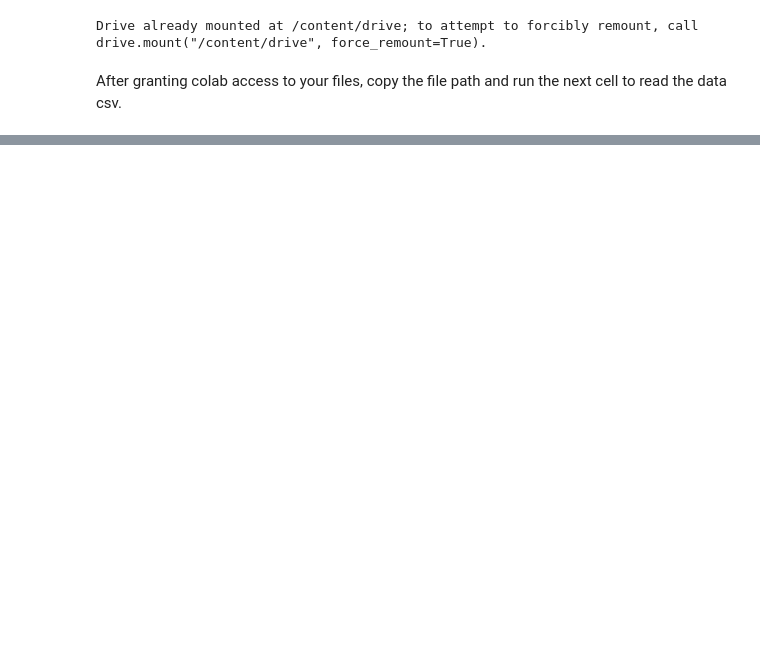
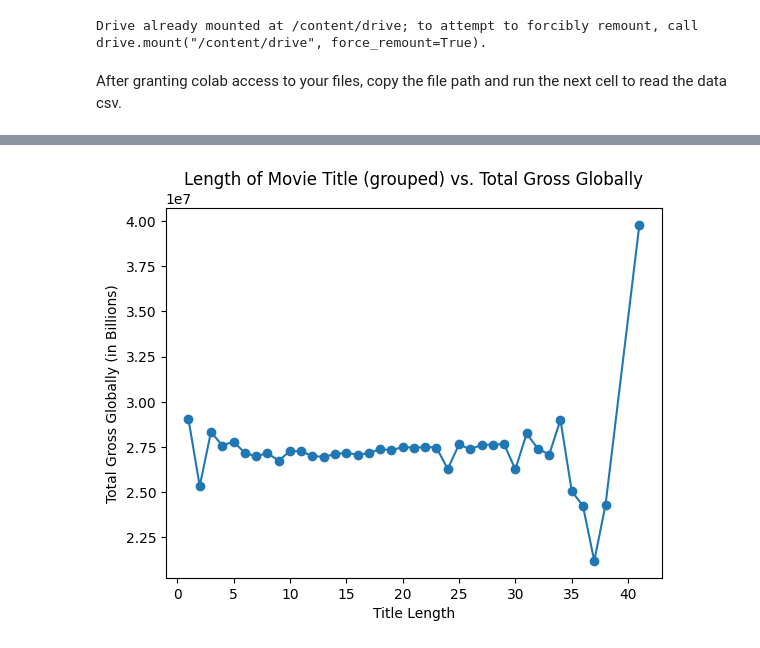
Before and after one commit to hasana1atwit/Movie-Analysis, a Jupyter notebook: Movie_Analysis.ipynb, the cells around one changed output, grey strips where cells are left out. Cells and saved outputs as stored; diff of their text form; code cells hidden in the pictures; blank space fills up the shorter version.

```diff
--- a/Movie_Analysis.ipynb
+++ b/Movie_Analysis.ipynb
@@ -15,0 +33,15 @@ movies = pd.read_csv(file_path)
+# %%
+# the scatter plot was too difficult to assess at a glance
+# create groups and plot group means instead
+
+# add new column for mean total gross by title length
+movies['Gross_by_title_len'] = movies.groupby('Title_len')['Global_BoxOfficeUSD'].mean()
+
+# plot grouped title lengths and total gross
+plt.plot(movies.groupby('Title_len')['Global_BoxOfficeUSD'].mean(), marker='o')
+plt.title('Length of Movie Title (grouped) vs. Total Gross Globally')
+plt.xlabel('Title Length')
+plt.ylabel('Total Gross Globally (in Billions)')
+plt.show()
+# %% [output]
+[figure, added]
```
Also changed, not shown: parts of 4 cells of this notebook.
